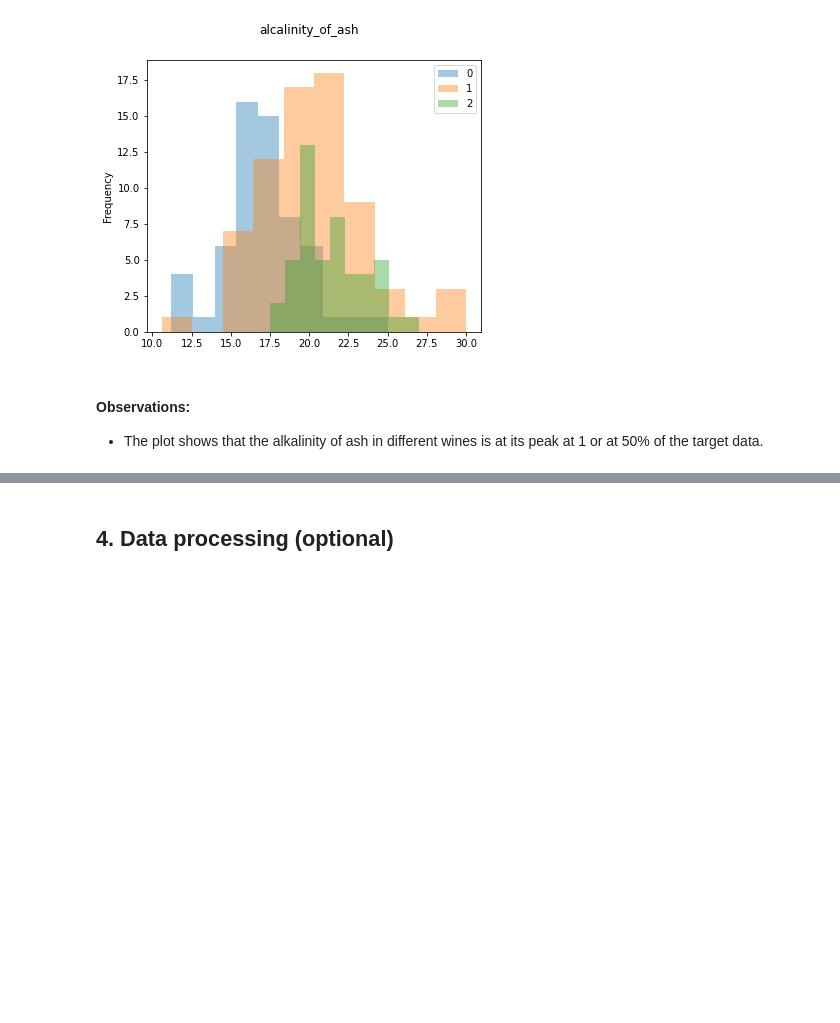
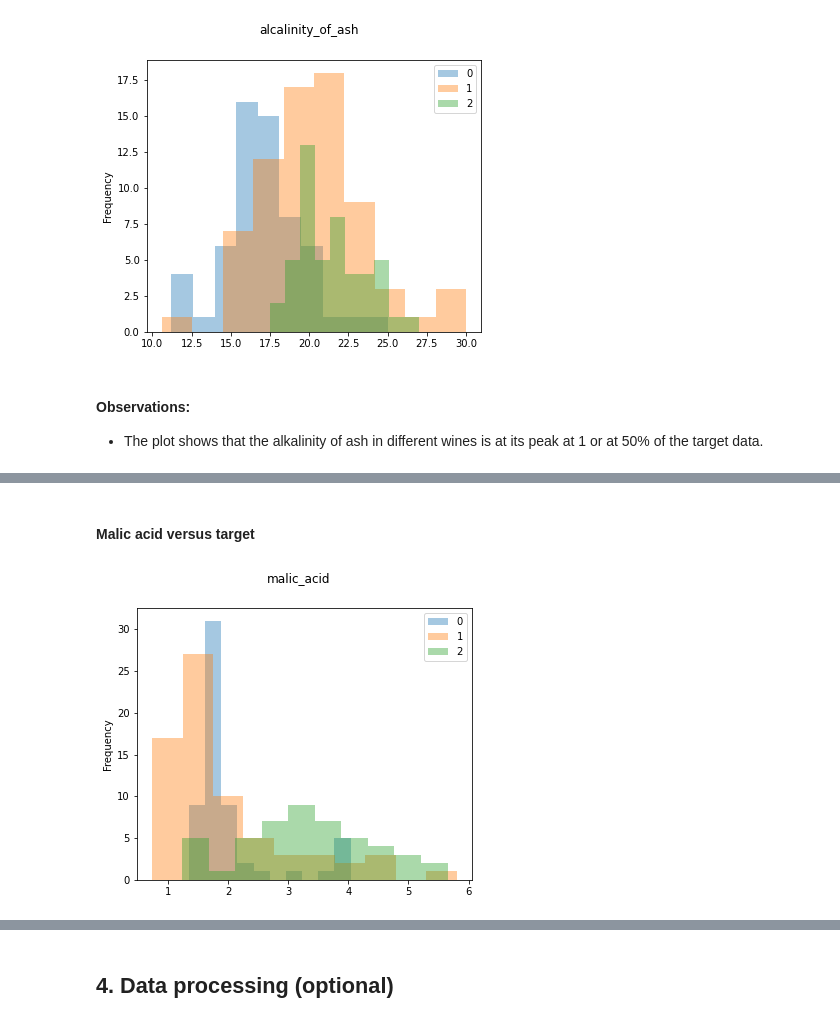
Before and after one commit to Joycelam082/CIS-3200-Final-Project, a Jupyter notebook: Data_mining_project-template.ipynb, the cells around one changed output, grey strips where cells are left out. Saved outputs shown, nothing was run; the diff lists cells and outputs as text; code cells hidden in the pictures; blank space fills up the shorter version.

```diff
--- a/Data_mining_project-template.ipynb
+++ b/Data_mining_project-template.ipynb
@@ -174,0 +196,6 @@ plot_class_attribute_dist(df, 'target', 'od280/od315_of_diluted_wines')
+# %% [markdown]
+#### Malic acid versus target
+# %%
+plot_class_attribute_dist(df, 'target', 'malic_acid')
+# %% [output]
+[figure, added]
```
Also changed, not shown: parts of 38 cells of this notebook.
